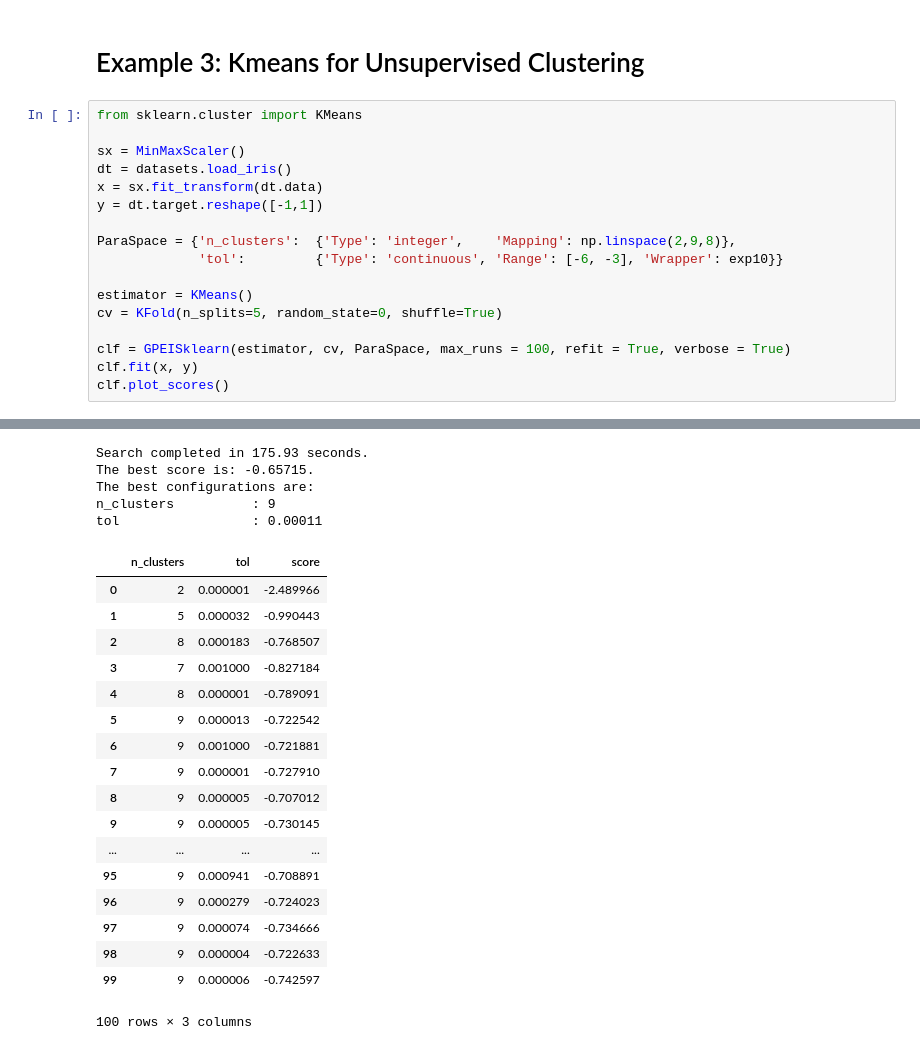
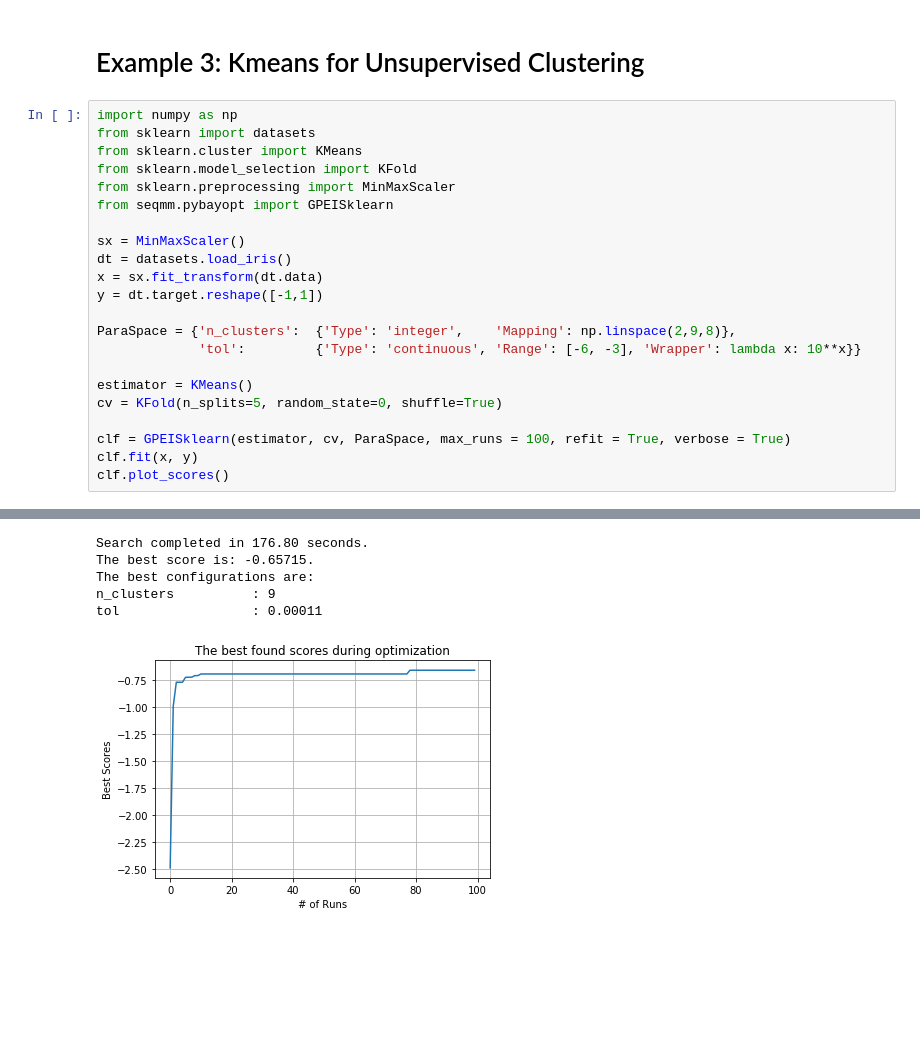
Before and after one commit to ZebinYang/SeqUD, a Jupyter notebook: examples/demo_GPEI.ipynb, the cells around one changed output, grey strips where cells are left out. Cells and saved outputs as stored; diff of their text form; blank space fills up the shorter version.

```diff
--- a/examples/demo_GPEI.ipynb
+++ b/examples/demo_GPEI.ipynb
@@ -111,44 +113,32 @@ reg_alpha           : 0.25
 # %% [markdown]
  # Example 3: Kmeans for Unsupervised Clustering
 # %%
+import numpy as np
+from sklearn import datasets
 from sklearn.cluster import KMeans
+from sklearn.model_selection import KFold
+from sklearn.preprocessing import MinMaxScaler
+from seqmm.pybayopt import GPEISklearn
 
 sx = MinMaxScaler()
 dt = datasets.load_iris()
 x = sx.fit_transform(dt.data)
 y = dt.target.reshape([-1,1])
 
 ParaSpace = {'n_clusters':  {'Type': 'integer',    'Mapping': np.linspace(2,9,8)},
-             'tol':         {'Type': 'continuous', 'Range': [-6, -3], 'Wrapper': exp10}}
+             'tol':         {'Type': 'continuous', 'Range': [-6, -3], 'Wrapper': lambda x: 10**x}}
 
 estimator = KMeans()
 cv = KFold(n_splits=5, random_state=0, shuffle=True)
 
 clf = GPEISklearn(estimator, cv, ParaSpace, max_runs = 100, refit = True, verbose = True)
 clf.fit(x, y)
 clf.plot_scores()
 # %% [output]
 [interactive output not drawn]
-Search completed in 175.93 seconds.
+Search completed in 176.80 seconds.
 The best score is: -0.65715.
 The best configurations are:
 n_clusters          : 9
 tol                 : 0.00011
-|  | n_clusters | tol | score |
-| 0 | 2 | 0.000001 | -2.489966 |
-| 1 | 5 | 0.000032 | -0.990443 |
-| 2 | 8 | 0.000183 | -0.768507 |
-| 3 | 7 | 0.001000 | -0.827184 |
-| 4 | 8 | 0.000001 | -0.789091 |
-| 5 | 9 | 0.000013 | -0.722542 |
-| 6 | 9 | 0.001000 | -0.721881 |
-| 7 | 9 | 0.000001 | -0.727910 |
-| 8 | 9 | 0.000005 | -0.707012 |
-| 9 | 9 | 0.000005 | -0.730145 |
-| ... | ... | ... | ... |
-| 95 | 9 | 0.000941 | -0.708891 |
-| 96 | 9 | 0.000279 | -0.724023 |
-| 97 | 9 | 0.000074 | -0.734666 |
-| 98 | 9 | 0.000004 | -0.722633 |
-| 99 | 9 | 0.000006 | -0.742597 |
-100 rows × 3 columns
+[figure, added]
```
Also changed, not shown: parts of 3 cells of this notebook, 41 other files.
